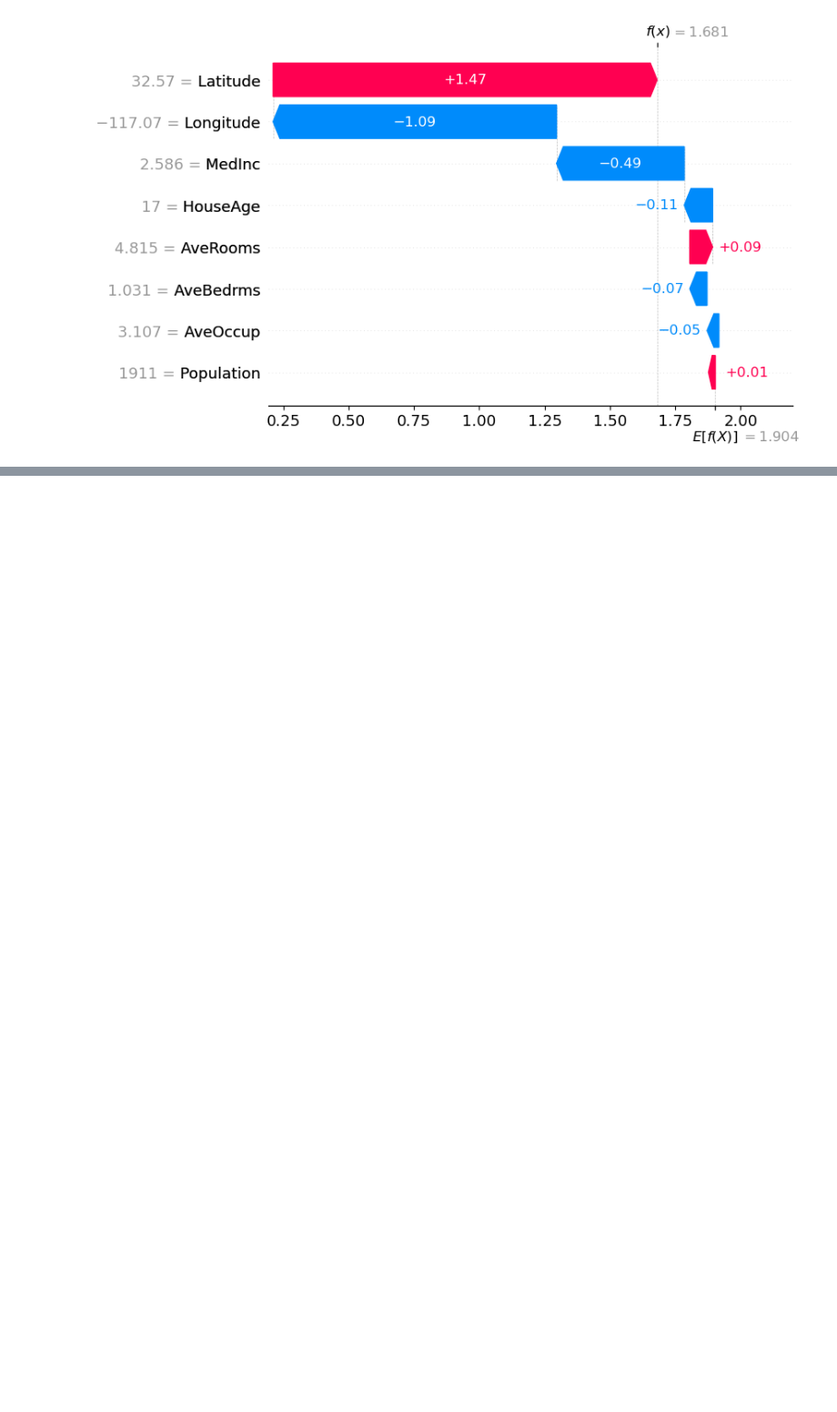
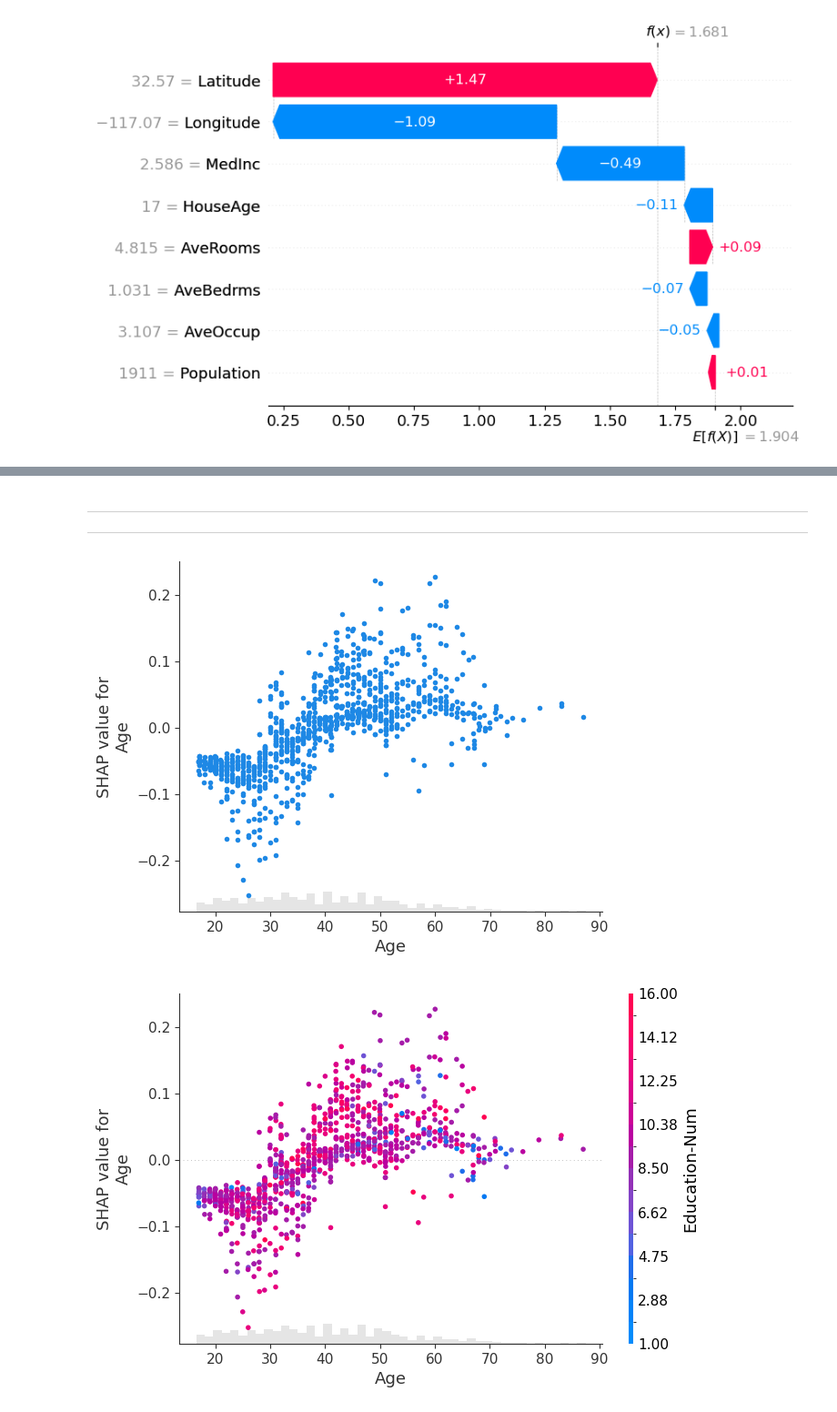
Before and after one commit to JackHuang0125/WHAT_I_DID, a Jupyter notebook: 0 Meeting/0_PAPER_0911.ipynb, the cells around one changed output, grey strips where cells are left out. Shown at 91% size. Drawn from its saved outputs; the diff is of its cells as text; code cells hidden in the pictures; blank space fills up the shorter version.

```diff
--- a/0 Meeting/0_PAPER_0911.ipynb
+++ b/0 Meeting/0_PAPER_0911.ipynb
@@ -688,0 +682,24 @@ plt.show()
+# %% [markdown]
+---
+---
+# %%
+np.random.seed(42)
+X, y = shap.datasets.adult(n_points=1000)
+X_display, y_display = shap.datasets.adult(display=True)
+
+# model = XGBClassifier(random_state=42, n_estimators=500, n_jobs=-1).fit(X, y)
+model = RandomForestClassifier(random_state=42, n_estimators=500, n_jobs=-1).fit(X, y)
+
+# compute SHAP values
+explainer = shap.TreeExplainer(model)
+
+shap_values = explainer(X)
+# %%
+shap.plots.scatter(shap_values[:, "Age", 1])
+
+shap.plots.scatter(shap_values[:, "Age", 1], color=shap_values[:, 'Education-Num', 1])
+
+shap.plots.scatter(shap_values[:, "Age", 1], color=shap_values[:, 'Workclass', 1])
+# %% [output]
+[figure, added]
+[figure, added]
```
Also changed, not shown: parts of 15 cells of this notebook.
